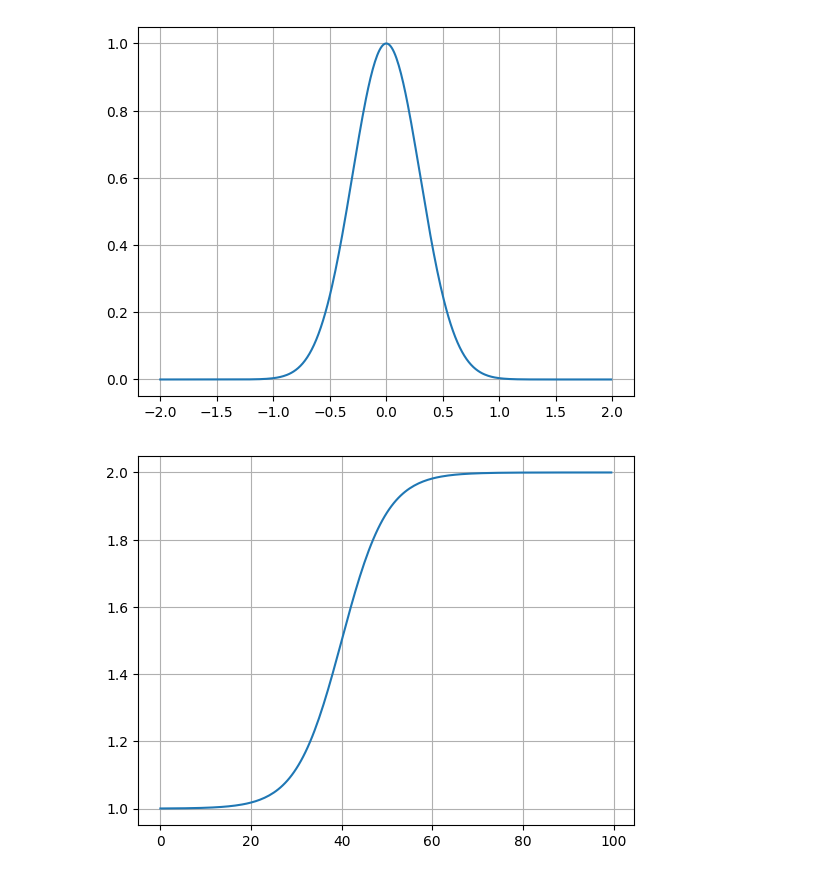
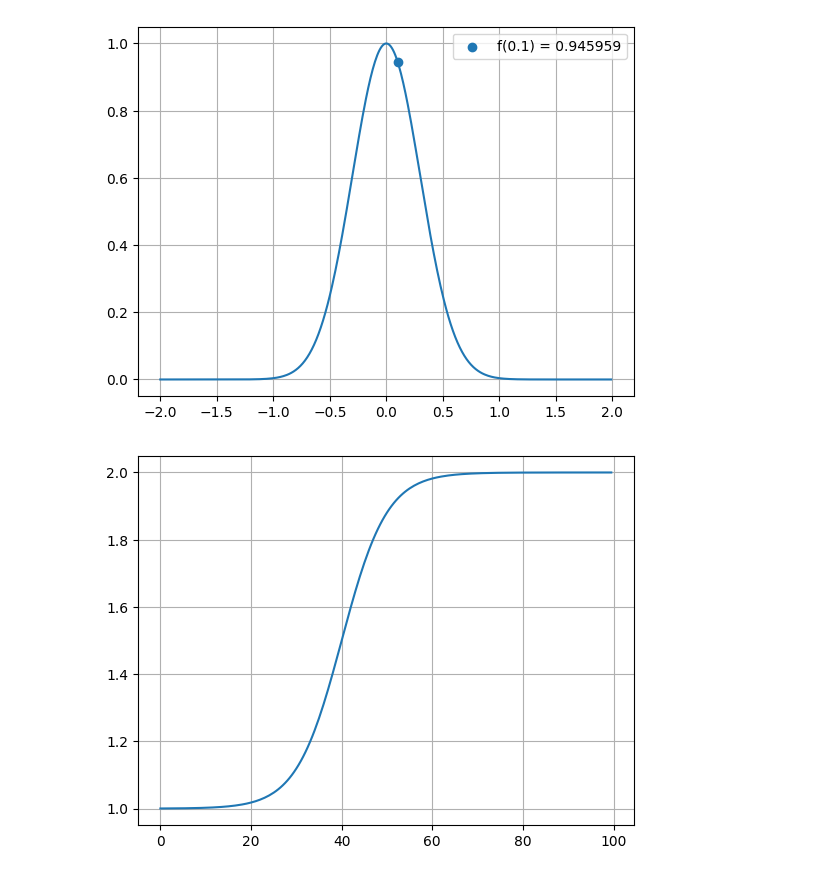
Before and after one commit to muehlefeldt/unity-machine-learning, a Jupyter notebook: python/notebooks/reward.ipynb, the cells around one changed output. Saved outputs shown, nothing was run; the diff lists cells and outputs as text; code cells hidden in the pictures.

```diff
--- a/python/notebooks/reward.ipynb
+++ b/python/notebooks/reward.ipynb
@@ -11,13 +11,16 @@ omega = 0.3
 # %%
 def reward_function_dist_to_target(x) -> float:
     return beta * np.exp(-1 * (x**2) / (2*(omega**2)))
 
 x = np.arange(-2, 2, 0.01)
 y = [reward_function_dist_to_target(elem) for elem in x]
 plt.plot(x, y)
+dist = 0.1
+plt.scatter(dist, reward_function_dist_to_target(dist), label=f"f({dist}) = {np.round(reward_function_dist_to_target(dist), 6)}")
+plt.legend()
 plt.grid()
 # %% [output]
-[figure, old version]
+[figure, new version]
 # %%
 # Sigmoid function.
 # Idea: Max reward (=1) if distance traveld below minimum distance.
```
Also changed, not shown: parts of 2 cells of this notebook, 3 other files.
